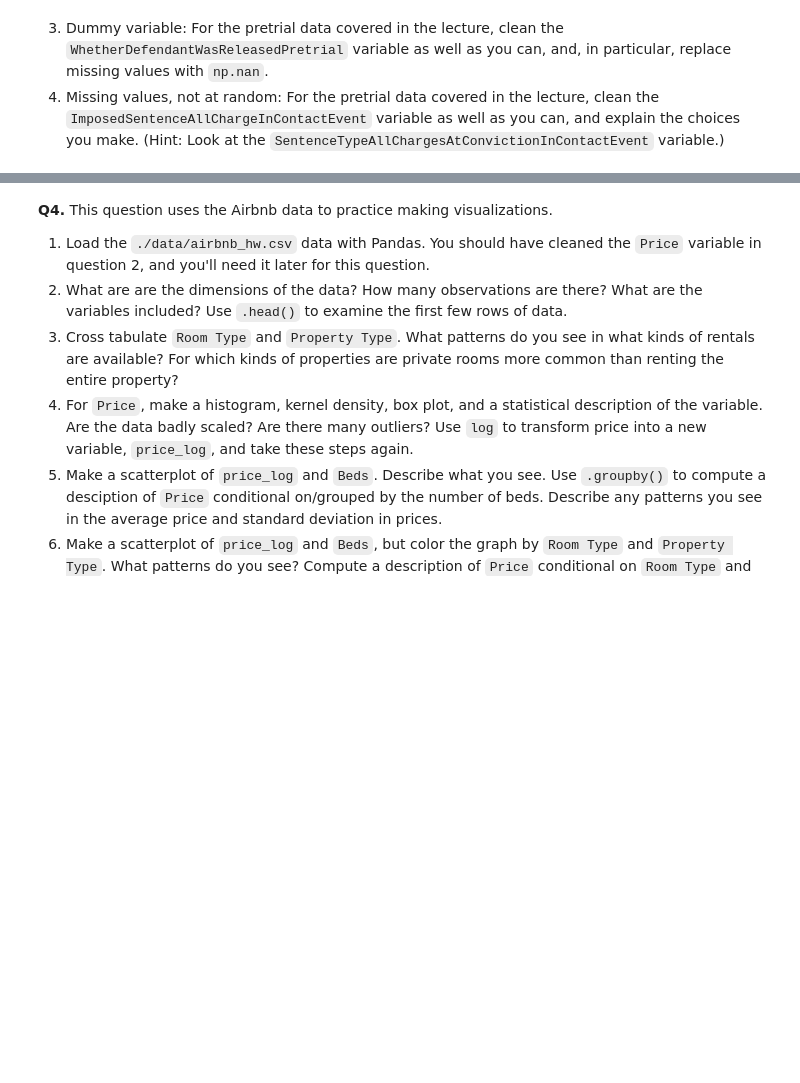
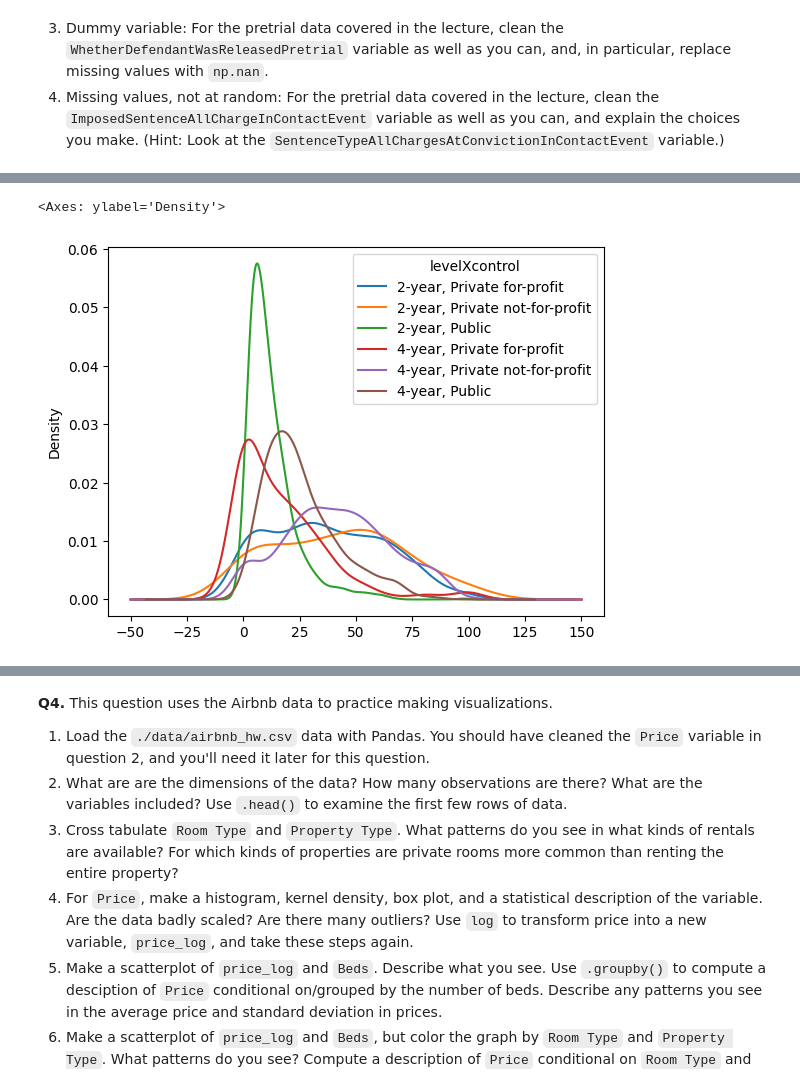
Before and after one commit to amanzanares410/assignment2, a Jupyter notebook: assignment2.ipynb, the cells around one changed output, grey strips where cells are left out. Saved outputs shown, nothing was run; the diff lists cells and outputs as text; code cells hidden in the pictures; blank space fills up the shorter version.

```diff
--- a/assignment2.ipynb
+++ b/assignment2.ipynb
@@ -166,0 +178,8 @@ Standard deviation: 23.312730042196648
+# %%
+df['levelXcontrol']=df['level']+', '+df['control']
+group_by = 'levelXcontrol'
+df_wide = df.pivot(columns=group_by, values=var)
+df_wide.plot.density()
+# %% [output]
+<Axes: ylabel='Density'>
+[figure, added]
```
Also changed, not shown: parts of 15 cells of this notebook.
